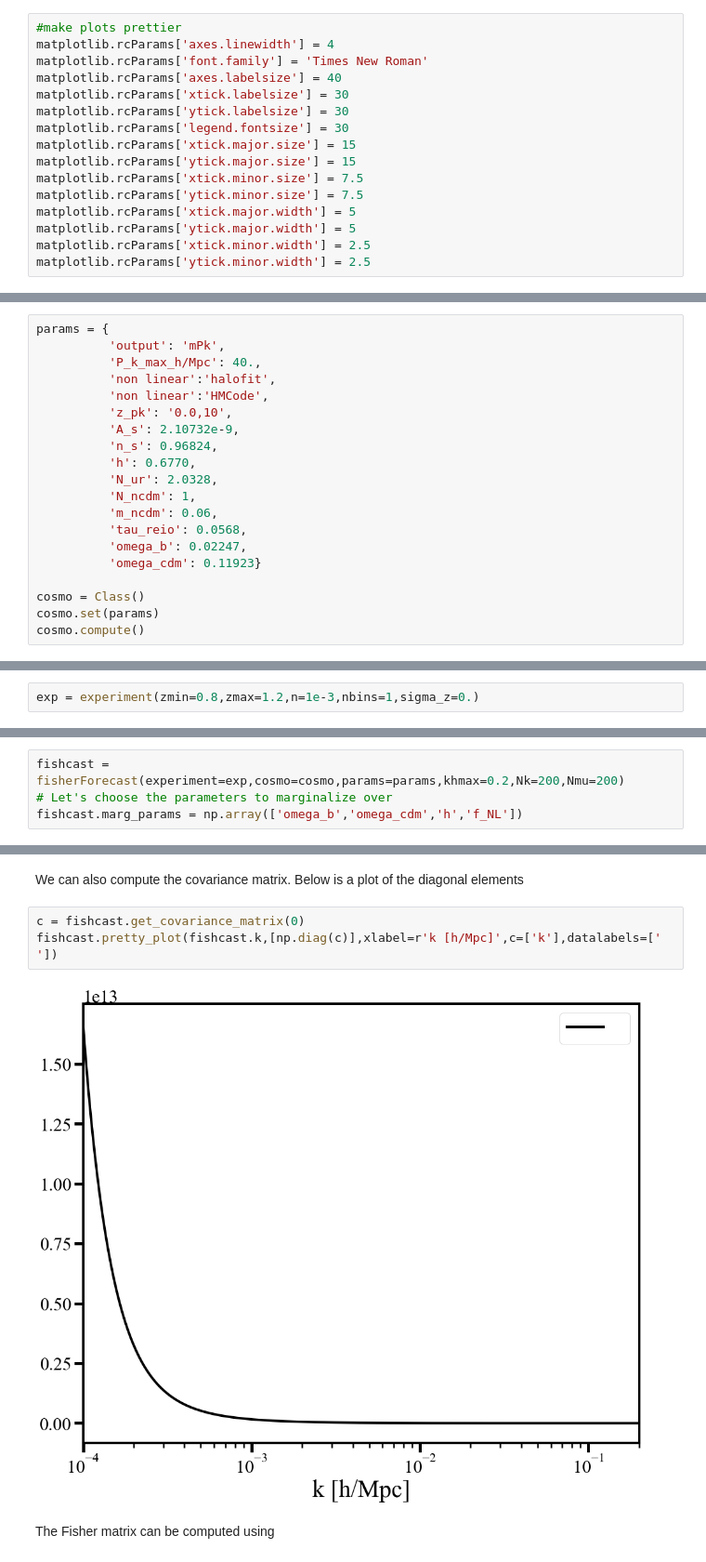
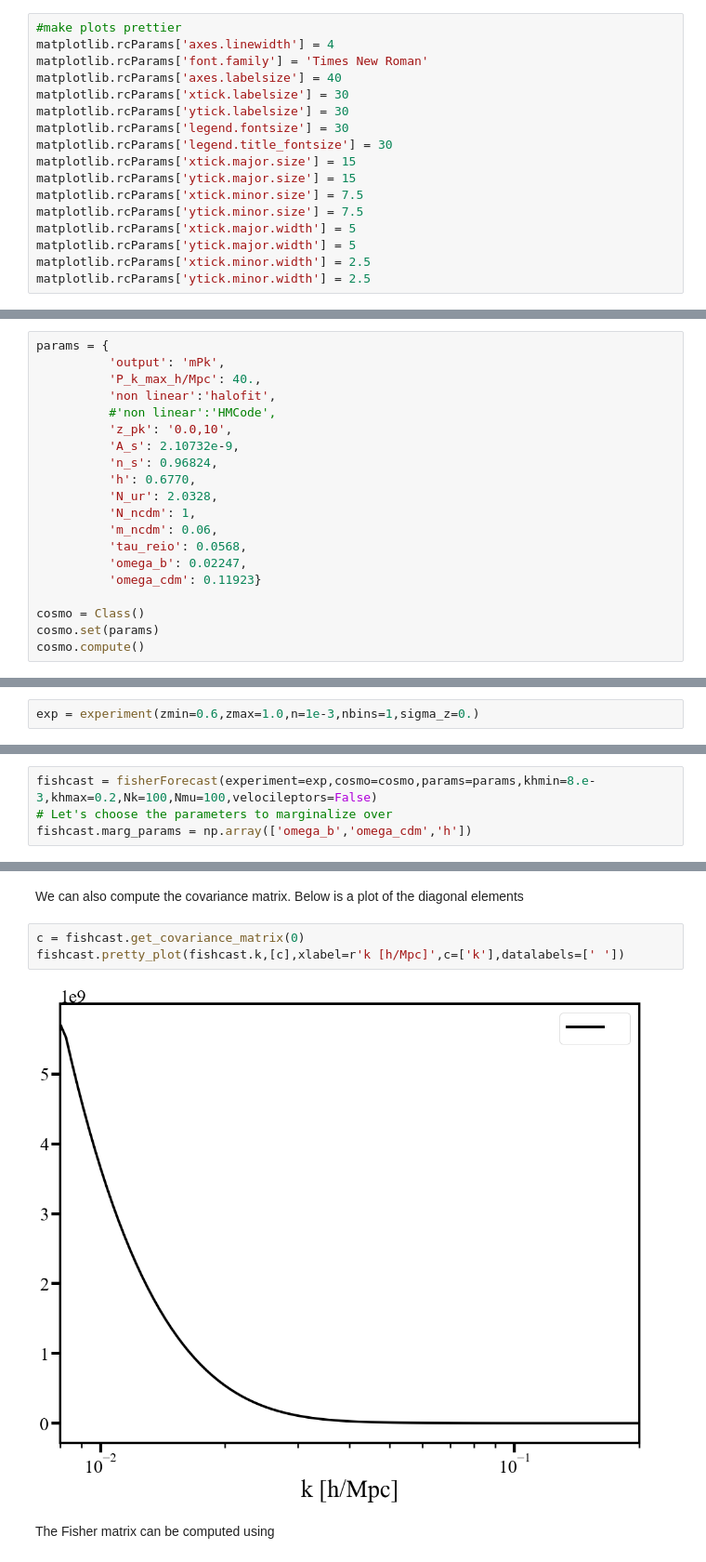
Before and after one commit to NoahSailer/FishLSS, a Jupyter notebook: example_fishlss.ipynb, the cells around one changed output, grey strips where cells are left out. Shown at 93% size. Cells and saved outputs as stored; diff of their text form.

Commit message:
started to use velocileptors, still needs some tweaking

```diff
--- a/example_fishlss.ipynb
+++ b/example_fishlss.ipynb
@@ -12,6 +12,7 @@ matplotlib.rcParams['axes.labelsize'] = 40
 matplotlib.rcParams['xtick.labelsize'] = 30
 matplotlib.rcParams['ytick.labelsize'] = 30
 matplotlib.rcParams['legend.fontsize'] = 30
+matplotlib.rcParams['legend.title_fontsize'] = 30
 matplotlib.rcParams['xtick.major.size'] = 15
 matplotlib.rcParams['ytick.major.size'] = 15
 matplotlib.rcParams['xtick.minor.size'] = 7.5
@@ -29,7 +31,7 @@ params = {
           'output': 'mPk',
           'P_k_max_h/Mpc': 40.,
           'non linear':'halofit',
-          'non linear':'HMCode',
+          #'non linear':'HMCode',
           'z_pk': '0.0,10',
           'A_s': 2.10732e-9,
           'n_s': 0.96824,
@@ -49,13 +51,13 @@ cosmo.compute()
 # %% [markdown]
 Let's create an experiment that survery galaxies in a redshift range $0.8<z<1.2$. We assume that the number density of the galaxies is constant $n=0.001 \text{ [h/Mpc]}^{3}$, and that each galaxy's redshift can be measured with uncertainty $\sigma_z/(1+z)=0.0$. For simplicity we'll just lump the survey into one redshift bin.
 # %%
-exp = experiment(zmin=0.8,zmax=1.2,n=1e-3,nbins=1,sigma_z=0.)
+exp = experiment(zmin=0.6,zmax=1.0,n=1e-3,nbins=1,sigma_z=0.)
 # %% [markdown]
 ## Creating a forecast: calculating power spectra and derivatives
 # %%
-fishcast = fisherForecast(experiment=exp,cosmo=cosmo,params=params,khmax=0.2,Nk=200,Nmu=200)
+fishcast = fisherForecast(experiment=exp,cosmo=cosmo,params=params,khmin=8.e-3,khmax=0.2,Nk=100,Nmu=100,velocileptors=False)
 # Let's choose the parameters to marginalize over
-fishcast.marg_params = np.array(['omega_b','omega_cdm','h','f_NL'])
+fishcast.marg_params = np.array(['omega_b','omega_cdm','h'])
 # %% [markdown]
 fisherForecast objects automatically calculate the fidicual galaxy power spectrum at the centers of each redshift bin. This includes the effects of RSD and redshift errors (if desired). Below is a plot of the observed galaxy power spectrum $P^\text{obs}_g(k,\mu=0)$ at $z=1$, including redshift errors and RSD.
 # %%
@@ -102,9 +104,9 @@ fishcast.pretty_plot(fishcast.k,[dPdh/dPdh_five_point],xlabel=r'k [h/Mpc]',c=['k
 We can also compute the covariance matrix. Below is a plot of the diagonal elements
 # %%
 c = fishcast.get_covariance_matrix(0)
-fishcast.pretty_plot(fishcast.k,[np.diag(c)],xlabel=r'k [h/Mpc]',c=['k'],datalabels=[' '])
+fishcast.pretty_plot(fishcast.k,[c],xlabel=r'k [h/Mpc]',c=['k'],datalabels=[' '])
 # %% [output]
-[figure, old version]
+[figure, new version]
 # %% [markdown]
 The Fisher matrix can be computed using
 # %%
```
Also changed, not shown: parts of 19 cells of this notebook, 25 other files.
